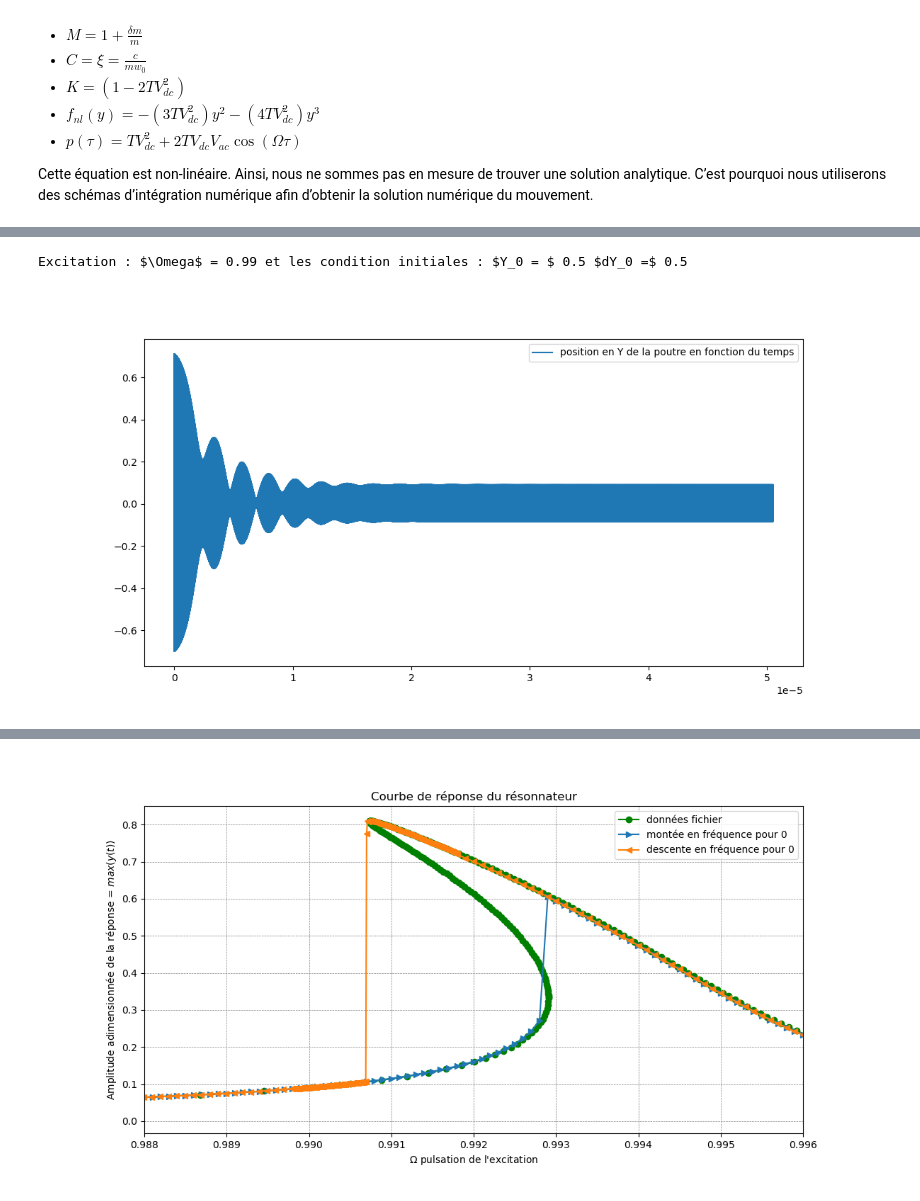
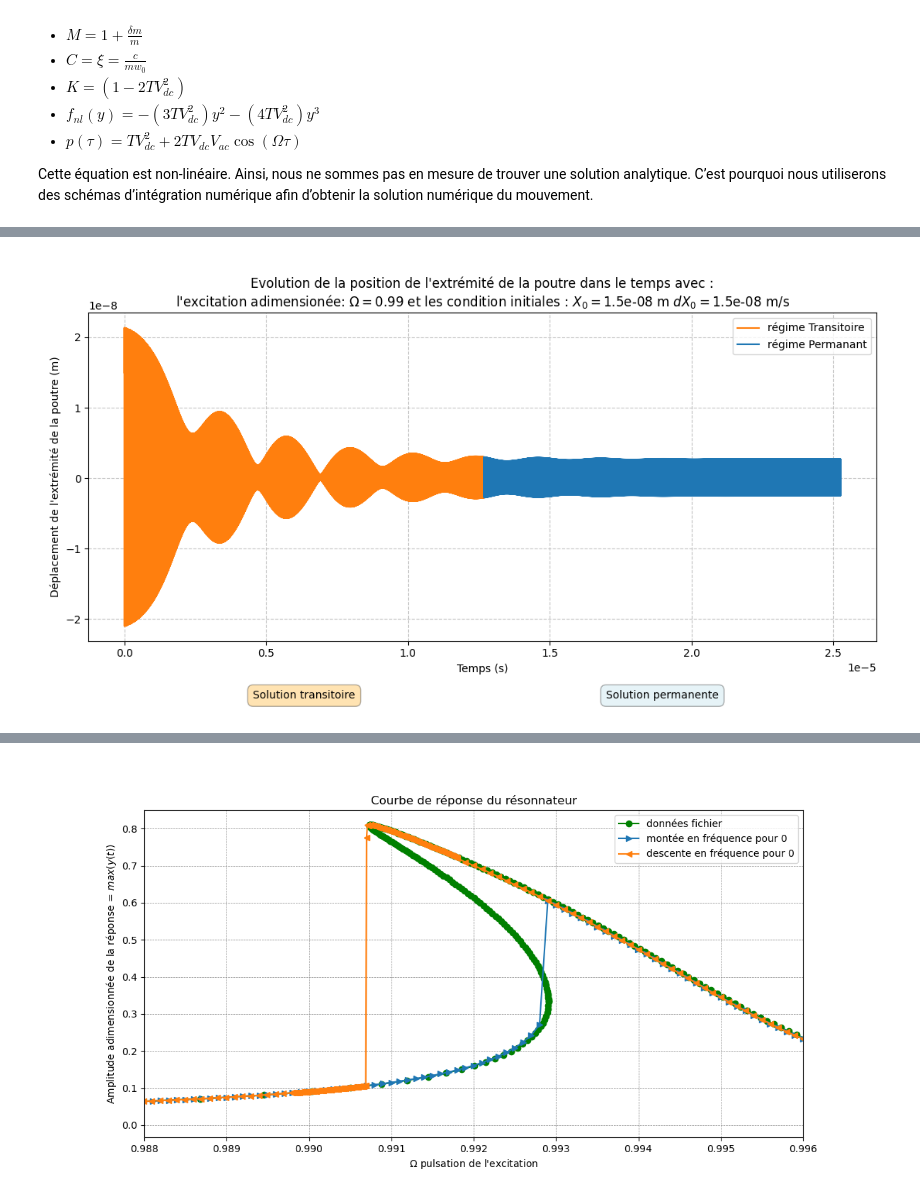
Before and after one commit to Marcsus26/P2i7-MEMS, a Jupyter notebook: jupyter-MEMS.ipynb, the cells around one changed output, grey strips where cells are left out. Saved outputs shown, nothing was run; the diff lists cells and outputs as text; code cells hidden in the pictures.

```diff
--- a/jupyter-MEMS.ipynb
+++ b/jupyter-MEMS.ipynb
@@ -154,27 +150,53 @@ Conditions initiales :
 # %%
 # Définition des paramètres
-T, Vdc, Vac, omega0, M, C, K = nk.init_params()
+T, Vdc, Vac, omega0, M, C, K = nk.init_params();                    d = 0.03e-6 #A AJOUTER DANS RETURN INIT_PARAMS
 
-OMEGA = 0.99
-Y0 = 0.5
-dY0 = 0.5
+OMEGA = 0.99                 # Fréquence d'excitation de la tension alternative
+Y0 = 0.5                     # Position adimensionnée initiale de la poutre
+dY0 = 0.5                    # Vitesse adimensionnée initiale de la poutre
 
-periode = 2 * np.pi / OMEGA  # Period of excitation and response
-nb_pts_per = 50              # Number of points per period for time integration
-dt = periode / nb_pts_per    # Time step size
-nb_per = 5000                # Number of periods for time integration
-t_tot = nb_per * periode     # Final time
-t_init = 0                   # Initial time
-NT = nb_per * nb_pts_per
+periode = 2 * np.pi / OMEGA  # Periode d'excitation de la tension alternative
+nb_pts_per = 50              # Nombre de point par periode d'intégration temporelle
+dt = periode / nb_pts_per    # Pas de temps pour l'intégration temporelle
+nb_per = 2500                # Nombre de periode d'intégration temporelle
+t_tot = nb_per * periode     # Temps total d'intégration temporelle
+t_init = 0                   # Temps initial
+NT = nb_per * nb_pts_per     # Nombre total de pas de temps
+
+# Calcul de la réponse dynamique de la poutre avec la méthode de Newmark
 tt, Yt, dYt = nk.Newmark(Y0, dY0, 0, dt,NT,omega0,T,Vdc,Vac,OMEGA,M,C,K)
 
-print(f'Excitation : $\Omega$ = {OMEGA} et les condition initiales : $Y_0 = $ {Y0} $dY_0 =$ {dY0}')
+# Détection du régime permanent (amplitude < 110% de l'amplitude max finale)
+ampl_regime_perm = max(Yt[-3 * nb_pts_per:])  # amplitude max sur la derniere periode
+seuil = ampl_regime_perm*1.1                  # seuil de 110% de l'amplitude max finale
 
-fig, ax = plt.subplots(figsize = (12,6))
-ax.plot(tt/omega0, Yt, label='position en Y de la poutre en fonction du temps')
+# Trouver le premier indice id_perm à partir duquel tous les Yt < seuil (en remontant la courbe)
+idx_perm = np.abs(len(Yt)-1)
+while Yt[idx_perm] < seuil:
+    idx_perm -= 1
+
+# Affichage de la réponse dynamique de la poutre avec changement de couleur
+fig, ax = plt.subplots(figsize = (11,6))
+ax.plot(tt[:idx_perm]/omega0, Yt[:idx_perm]*d, color='tab:orange', label='régime Transitoire')
+ax.plot(tt[idx_perm:]/omega0, Yt[idx_perm:]*d, color='tab:blue', label='régime Permanant')
+
+# Encadrés sous la courbe
+ymin, ymax = ax.get_ylim()
+ybox = ymin - 0.15*(ymax-ymin)
+
+ax.text((tt[0]/omega0 + tt[idx_perm]/omega0)/2, ybox, "Solution transitoire",
+        ha='center', va='top', bbox=dict(facecolor='orange', alpha=0.3, boxstyle='round,pad=0.5'))
+ax.text((tt[idx_perm]/omega0 + tt[-1]/omega0)/2, ybox, "Solution permanente",
+        ha='center', va='top', bbox=dict(facecolor='lightblue', alpha=0.3, boxstyle='round,pad=0.5'))
+
+text = "Evolution de la position de l'extrémité de la poutre dans le temps avec :"+'\n'+r"l'excitation adimensionée: $\Omega =$"+f'{OMEGA}'+r' et les condition initiales : $X_0 = $'+f'{Y0*d} m '+r'$dX_0 =$'+f'{dY0*d} m/s'
+ax.set_title(text)
+ax.set_xlabel('Temps (s)')
+ax.set_ylabel("Déplacement de l'extrémité de la poutre (m)")
+ax.grid(True, linestyle='--', alpha=0.7)
 ax.legend()
+plt.tight_layout()
 plt.show()
 # %% [output]
-Excitation : $\Omega$ = 0.99 et les condition initiales : $Y_0 = $ 0.5 $dY_0 =$ 0.5
-[figure, old version]
+[figure, new version]
 # %% [markdown]
```
Also changed, not shown: parts of 14 cells of this notebook.
